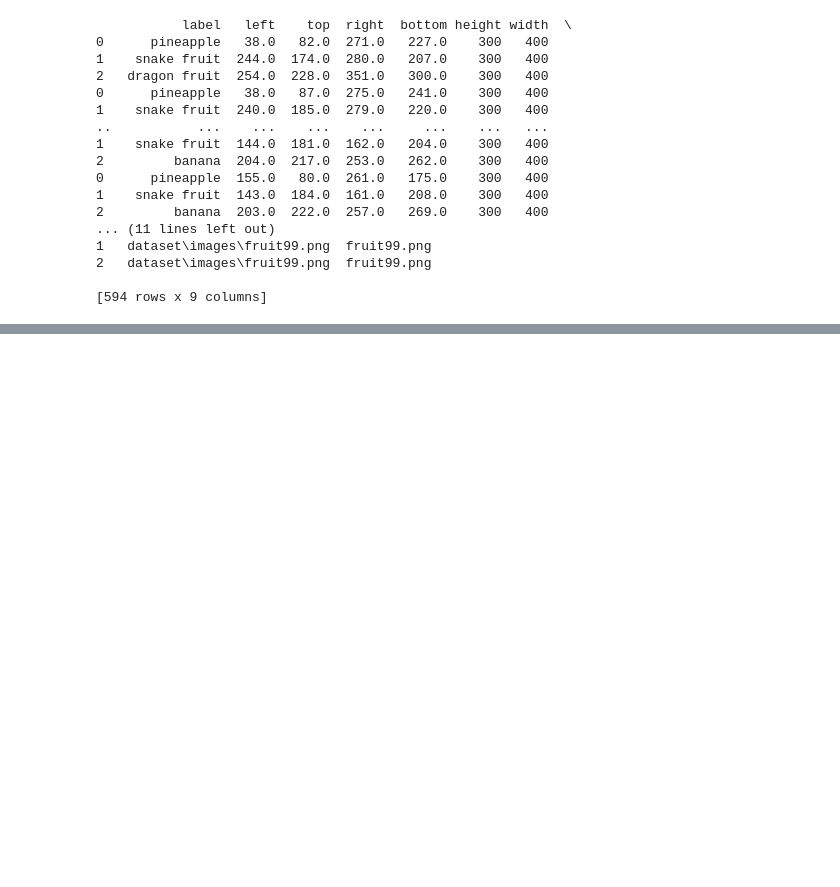
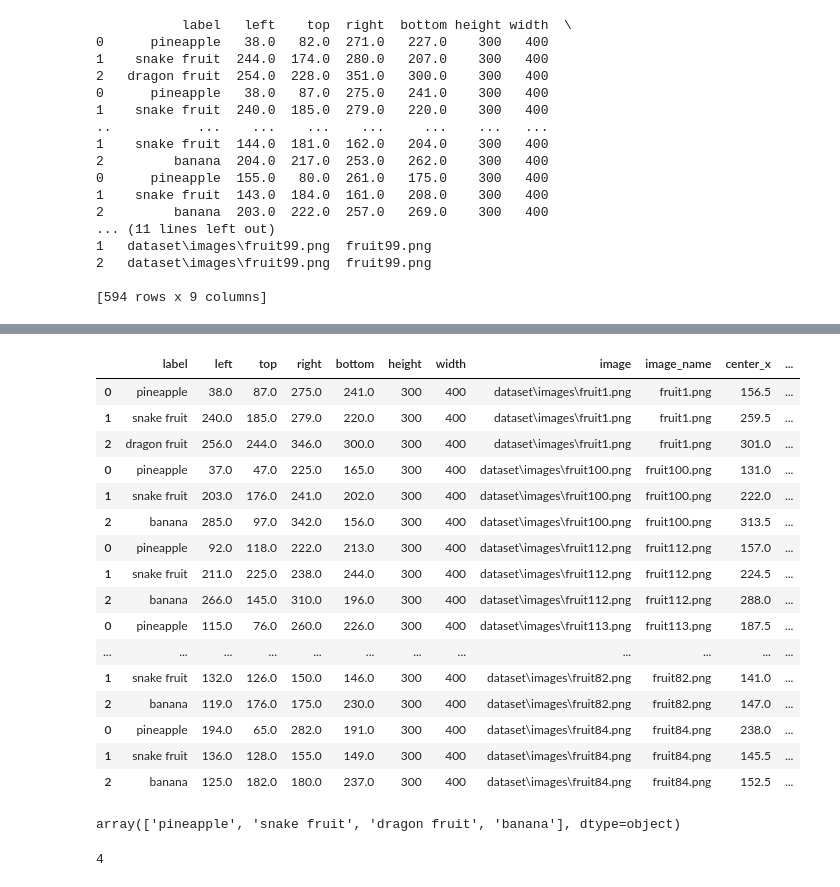
Before and after one commit to Cande-Gioia/YOLO-Fruits-TP, a Jupyter notebook: 0 - generate_DF.ipynb, the cells around one changed output, grey strips where cells are left out. Drawn from its saved outputs; the diff is of its cells as text; code cells hidden in the pictures; blank space fills up the shorter version.

```diff
--- a/0 - generate_DF.ipynb
+++ b/0 - generate_DF.ipynb
@@ -88,13 +96,42 @@ df_train.head()
+# %%
+valores_unicos_columna2 = df_train['image_name'].unique()
+
+np.random.shuffle(valores_unicos_columna2)
+
+df_val = df_train[df_train['image_name'].isin(valores_unicos_columna2[:20])]
+df_train = df_train[~df_train['image_name'].isin(valores_unicos_columna2[:20])]
 # %%
-df_val.head()
+df_val.head(100)
+# %% [output]
+|  | label | left | top | right | bottom | height | width | image | image_name | center_x | ... |
+| 0 | pineapple | 38.0 | 87.0 | 275.0 | 241.0 | 300 | 400 | dataset\images\fruit1.png | fruit1.png | 156.5 | ... |
+| 1 | snake fruit | 240.0 | 185.0 | 279.0 | 220.0 | 300 | 400 | dataset\images\fruit1.png | fruit1.png | 259.5 | ... |
+| 2 | dragon fruit | 256.0 | 244.0 | 346.0 | 300.0 | 300 | 400 | dataset\images\fruit1.png | fruit1.png | 301.0 | ... |
+| 0 | pineapple | 37.0 | 47.0 | 225.0 | 165.0 | 300 | 400 | dataset\images\fruit100.png | fruit100.png | 131.0 | ... |
+| 1 | snake fruit | 203.0 | 176.0 | 241.0 | 202.0 | 300 | 400 | dataset\images\fruit100.png | fruit100.png | 222.0 | ... |
+| 2 | banana | 285.0 | 97.0 | 342.0 | 156.0 | 300 | 400 | dataset\images\fruit100.png | fruit100.png | 313.5 | ... |
+| 0 | pineapple | 92.0 | 118.0 | 222.0 | 213.0 | 300 | 400 | dataset\images\fruit112.png | fruit112.png | 157.0 | ... |
+| 1 | snake fruit | 211.0 | 225.0 | 238.0 | 244.0 | 300 | 400 | dataset\images\fruit112.png | fruit112.png | 224.5 | ... |
+| 2 | banana | 266.0 | 145.0 | 310.0 | 196.0 | 300 | 400 | dataset\images\fruit112.png | fruit112.png | 288.0 | ... |
+| 0 | pineapple | 115.0 | 76.0 | 260.0 | 226.0 | 300 | 400 | dataset\images\fruit113.png | fruit113.png | 187.5 | ... |
+| ... | ... | ... | ... | ... | ... | ... | ... | ... | ... | ... | ... |
+| 1 | snake fruit | 132.0 | 126.0 | 150.0 | 146.0 | 300 | 400 | dataset\images\fruit82.png | fruit82.png | 141.0 | ... |
+| 2 | banana | 119.0 | 176.0 | 175.0 | 230.0 | 300 | 400 | dataset\images\fruit82.png | fruit82.png | 147.0 | ... |
+| 0 | pineapple | 194.0 | 65.0 | 282.0 | 191.0 | 300 | 400 | dataset\images\fruit84.png | fruit84.png | 238.0 | ... |
+| 1 | snake fruit | 136.0 | 128.0 | 155.0 | 149.0 | 300 | 400 | dataset\images\fruit84.png | fruit84.png | 145.5 | ... |
+| 2 | banana | 125.0 | 182.0 | 180.0 | 237.0 | 300 | 400 | dataset\images\fruit84.png | fruit84.png | 152.5 | ... |
 # %%
 classes = df_train["label"].unique()
 classes
+# %% [output]
+array(['pineapple', 'snake fruit', 'dragon fruit', 'banana'], dtype=object)
 # %%
 classes_idx = {clase:idx for idx,clase in enumerate(classes)}
 # %%
 cant_classes = len(classes)
 cant_classes
+# %% [output]
+4
 # %%
 train_files = list(Path("dataset/annotations/").glob("**/*xml"))
 # val_files = list(Path("dataset/annotations/").glob("**/*xml"))
```
Also changed, not shown: parts of 4 cells of this notebook, 1 other file.
